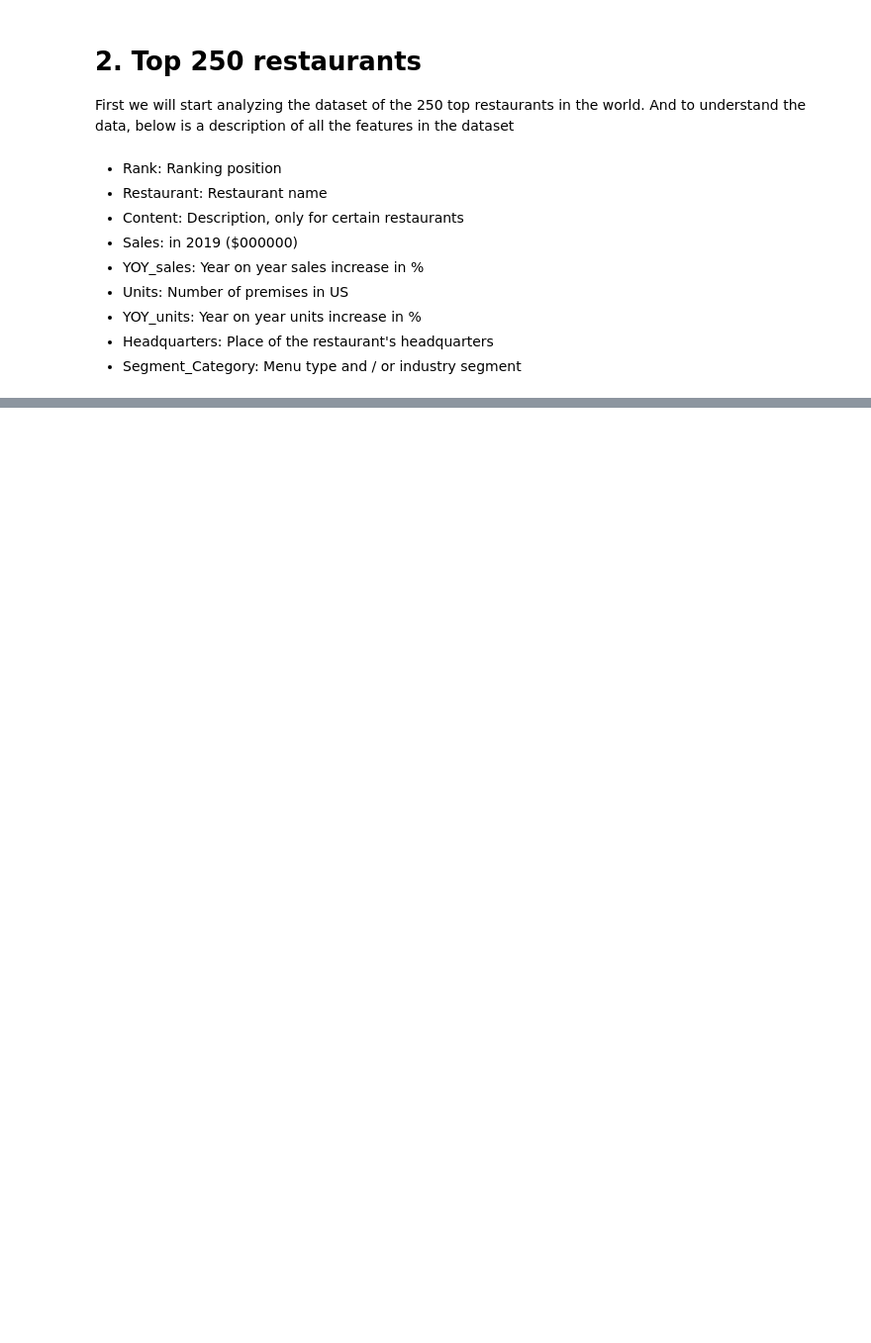
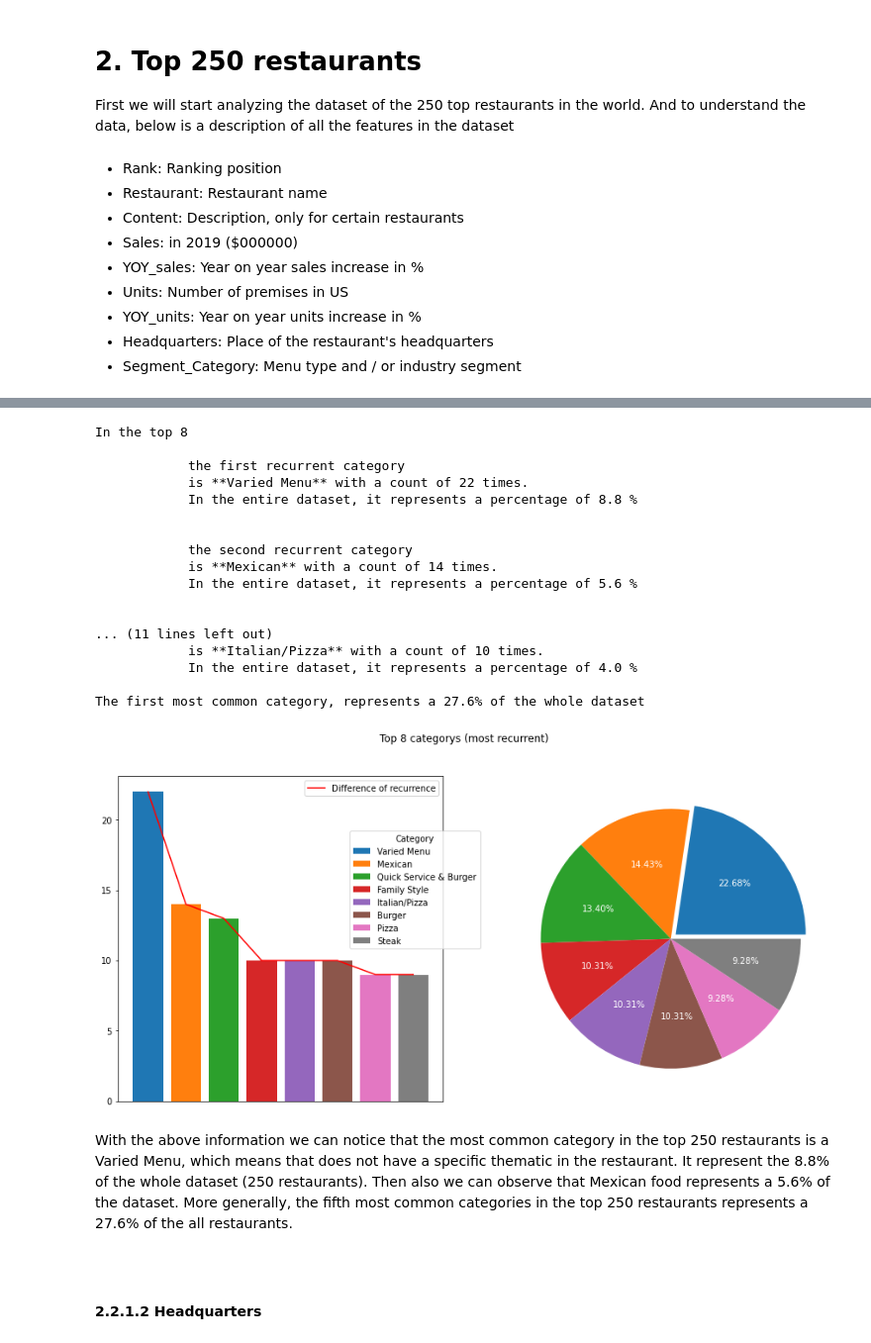
Before and after one commit to ftarantuviez/Restaurant-Business-Rankings-2020, a Jupyter notebook: Restaurant Business Rankings 2020.ipynb, the cells around one changed output, grey strips where cells are left out. Shown at 99% size. Cells and saved outputs as stored; diff of their text form; code cells hidden in the pictures; blank space fills up the shorter version.

```diff
--- a/Restaurant Business Rankings 2020.ipynb
+++ b/Restaurant Business Rankings 2020.ipynb
@@ -74,0 +114,16 @@ df_top.columns.values
+# %%
+columns_names = {
+    "Rank": "rank",
+    "Restaurant": "restaurant",
+    "Content": "description",
+    "Sales": "sales",
+    "YOY_Sales": "YOY_sales",
+    "Units": "units",
+    "YOY_Units": "YOY_units",
+    "Headquarters": "headquarters",
+    "Segment_Category": "category"
+}
+
+
+df_top.rename(columns_names, axis=1, inplace=True)
+df_top.head()
@@ -74,0 +145,5 @@ df_top.columns.values
+# %%
+df_top["YOY_sales_%"] = df_top["YOY_sales"].apply(lambda x: float(x.split("%")[0]))
+df_top["YOY_units_%"] = df_top["YOY_units"].apply(lambda x: float(x.split("%")[0]))
+
+df_top.head()
@@ -74,0 +217,3 @@ df_top.columns.values
+# %%
+df_top["category_code"] = LabelEncoder().fit_transform(df_top.category)
+df_top.category_code.unique()
@@ -74,0 +232,10 @@ df_top.columns.values
+# %%
+def get_states(x):
+    if type(x) == str:
+        x = x.split(",")[1]
+        x = x.strip()
+
+    return x
+
+df_top["headquarters_state"] = df_top.headquarters.apply(get_states)
+df_top[~df_top["headquarters_state"].isna()]["headquarters_state"].head()
@@ -74,0 +414,27 @@ df_top.columns.values
+# %%
+summary_categorical(df_top, "category", n_to_plot=8)
+# %% [output]
+In the top 8
+
+            the first recurrent category
+            is **Varied Menu** with a count of 22 times.
+            In the entire dataset, it represents a percentage of 8.8 %
+
+
+            the second recurrent category
+            is **Mexican** with a count of 14 times.
+            In the entire dataset, it represents a percentage of 5.6 %
+
+
+... (11 lines left out)
+            is **Italian/Pizza** with a count of 10 times.
+            In the entire dataset, it represents a percentage of 4.0 %
+
+The first most common category, represents a 27.6% of the whole dataset
+[figure, added]
+# %% [markdown]
+With the above information we can notice that the most common category in the top 250 restaurants is a Varied Menu, which means that does not have a specific thematic in the restaurant. It represent the 8.8% of the whole dataset (250 restaurants). Then also we can observe that Mexican food represents a 5.6% of the dataset. More generally, the fifth most common categories in the top 250 restaurants represents a 27.6% of the all restaurants.
+# %% [markdown]
+<a id="2.2.1.2"> </a>
+# %% [markdown]
+#### 2.2.1.2 Headquarters
```
Also changed, not shown: parts of 47 cells of this notebook.
